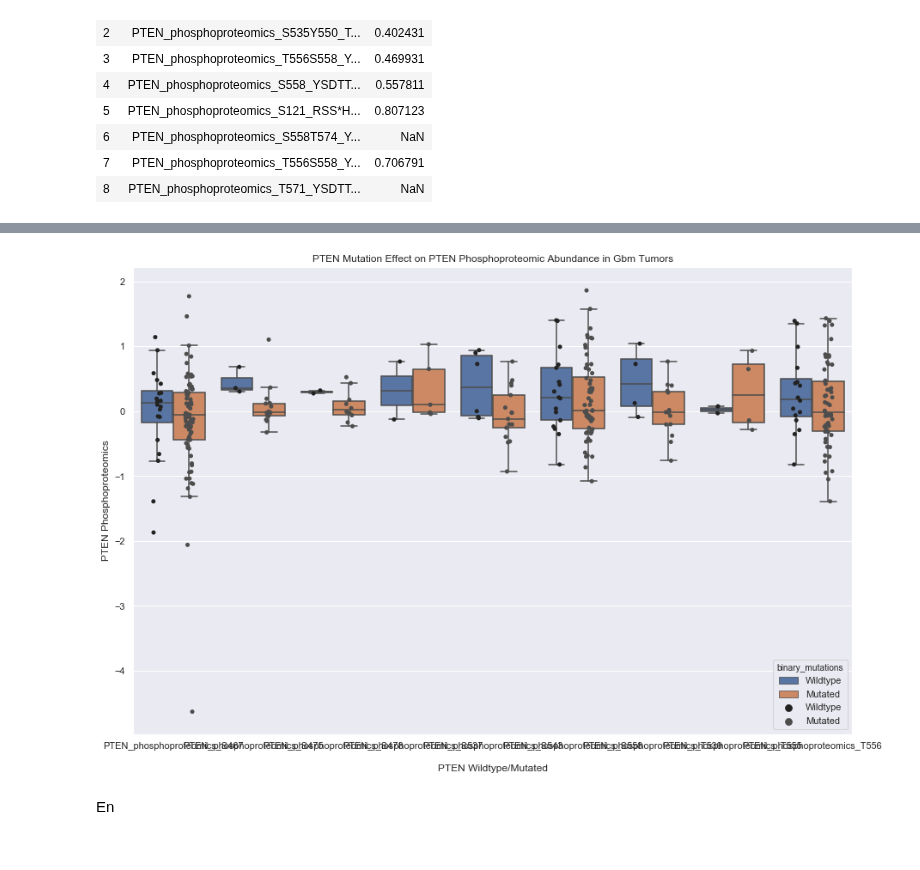
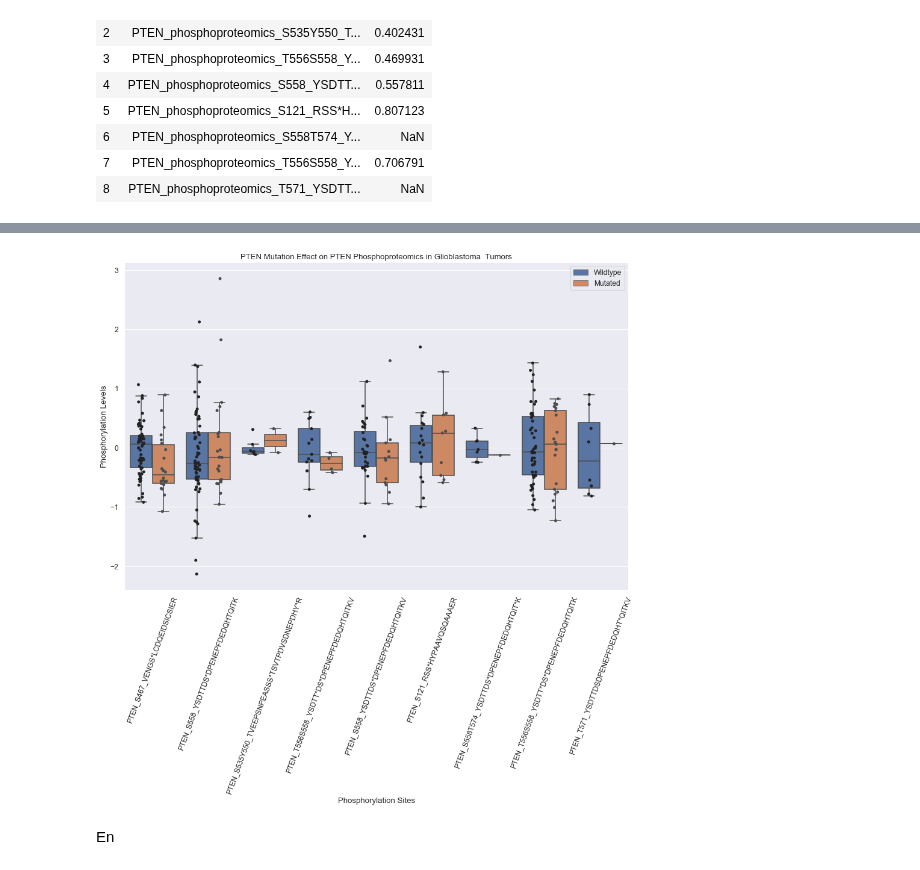
Before and after one commit to PayneLab/WhenMutationsDontMatter, a Jupyter notebook: PTEN context dependant story/Phosphoproteomics PTEN.ipynb, the cells around one changed output, grey strips where cells are left out. Saved outputs shown, nothing was run; the diff lists cells and outputs as text; code cells hidden in the pictures.

Commit message:
phospho graphs and lin reg test

```diff
--- a/PTEN context dependant story/Phosphoproteomics PTEN.ipynb
+++ b/PTEN context dependant story/Phosphoproteomics PTEN.ipynb
@@ -12,6 +12,7 @@ import cptac.utils as u
 gbm = cptac.Gbm()
 en = cptac.Endometrial()
 # %%
+gene = 'PTEN'
 p = gbm.join_omics_to_mutations(
                 mutations_genes = [gene], omics_df_name = 'phosphoproteomics', omics_genes = gene)
 p = gbm.reduce_multiindex(p,levels_to_drop = 3,flatten=True)
@@ -39,11 +40,11 @@ cptac warning: In joining the somatic_mutation table, no mutations were found fo
 | S105 | NaN | -0.212410 | NaN | -0.291866 | ... |
 99 rows × 10 columns
 # %%
-gbm_col_list = list(gbm_prot.columns)
+gbm_col_list = list(gbm_p.columns)
 gbm_col_list.remove('binary_mutations')
 
 print("Doing t-test comparisons for GBM\n")
-wrap_results = u.wrap_ttest(gbm_prot, 'binary_mutations', gbm_col_list, return_all=True)
+wrap_results = u.wrap_ttest(gbm_p, 'binary_mutations', gbm_col_list, return_all=True)
 wrap_results
 # %% [output]
 Doing t-test comparisons for GBM
@@ -85,0 +63,8 @@ p
+# %%
+# Create data frame with all significant phospho sites in order to graph
+phospho_list = list(wrap_results['Comparison'])
+phospho_df = pd.melt(gbm_p, id_vars = 'binary_mutations',
+            value_vars = phospho_list, var_name = 'specific_phospho', value_name = 'phosphoproteomics')
+phospho_df.replace(to_replace = '_phosphoproteomics', value = '',
+                        inplace = True, regex = True) # shorten column names
+phospho_df
@@ -86,21 +85,24 @@ p
 # %%
 plt.rcParams['figure.figsize']=(15,10) #size of plot
-sns.set(font_scale = 1)
+sns.set(font_scale = 1.1)
 
-boxplot = sns.boxplot(x='Name', y = 'value', hue='binary_mutations',
-                         hue_order = ['Wildtype', 'Mutated'], data = p, showfliers = False)
-boxplot.set_title('PTEN Mutation Effect on '+gene+' Phosphoproteomic Abundance in Gbm Tumors')
-boxplot = sns.stripplot(x='Name', y='value', hue = 'binary_mutations', data = p, jitter = True,
-                           color = ".3", hue_order = ['Wildtype', 'Mutated'], dodge = True)
-boxplot.set(xlabel = "\nPTEN Wildtype/Mutated", ylabel = gene+' Phosphoproteomics')
+cis_boxplot = sns.boxplot(data = phospho_df, x = 'specific_phospho', y = 'phosphoproteomics', hue = 'binary_mutations',
+                             hue_order = ["Wildtype","Mutated"], showfliers = False)
+cis_boxplot.set_title(gene + " Mutation Effect on " + gene + " Phosphoproteomics in Glioblastoma  Tumors")
+cis_boxplot = sns.stripplot(data = phospho_df, x = 'specific_phospho', y = 'phosphoproteomics', hue = 'binary_mutations',
+                               hue_order = ["Wildtype","Mutated"], jitter = True, color = ".3", dodge = True)
+cis_boxplot.set(xlabel = 'Phosphorylation Sites', ylabel = "Phosphorylation Levels")
+cis_boxplot.set_xticklabels(cis_boxplot.get_xticklabels(),rotation=70)
 
-#format_pval_annotation('*', 0, 1, 1.3)
+# format legend
+handles, labels = cis_boxplot.get_legend_handles_labels()
+plt.legend(handles[0:2], labels[0:2])
 
 plt.show()
 plt.clf()
 plt.close()
 # %% [output]
-[figure, old version]
+[figure, new version]
 # %% [markdown]
 En
 # %%
```
Also changed, not shown: parts of 7 cells of this notebook, 1 other file.
